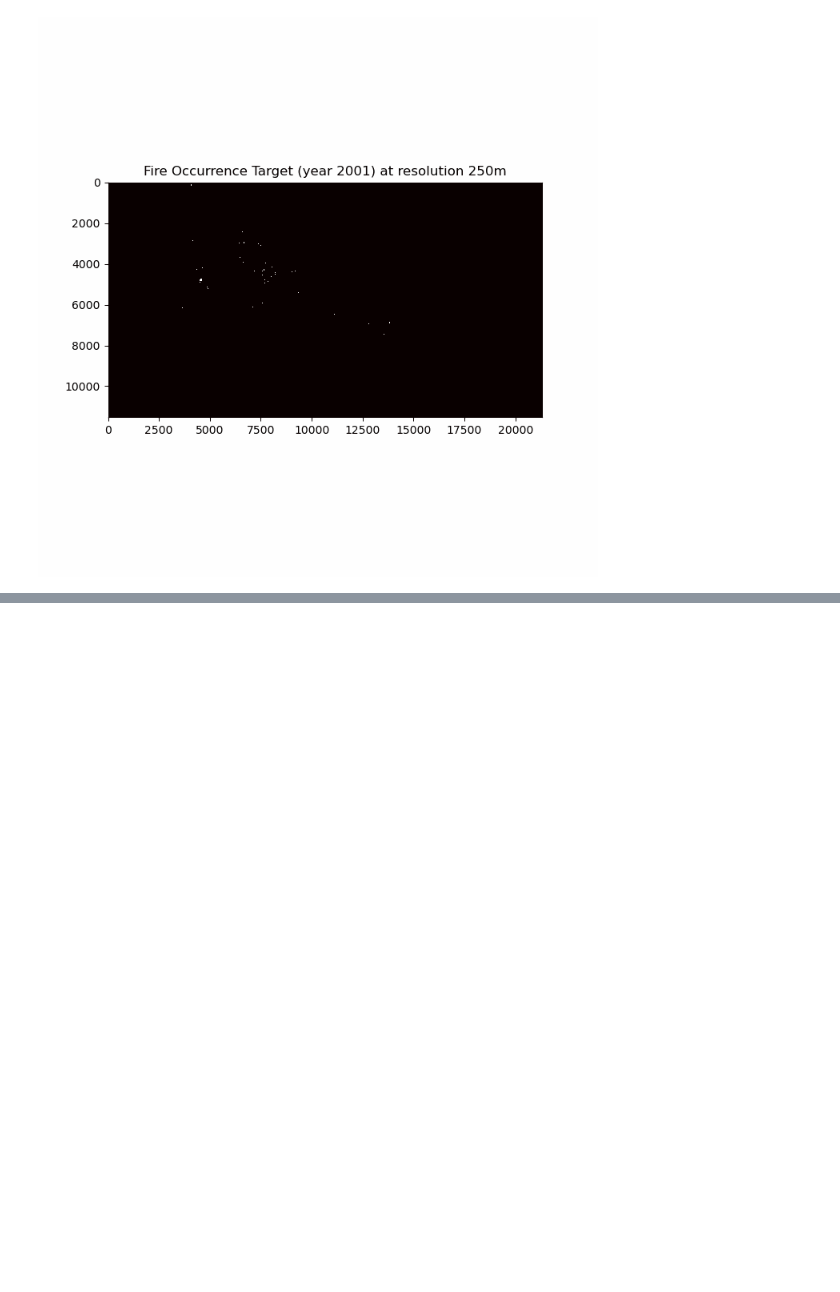
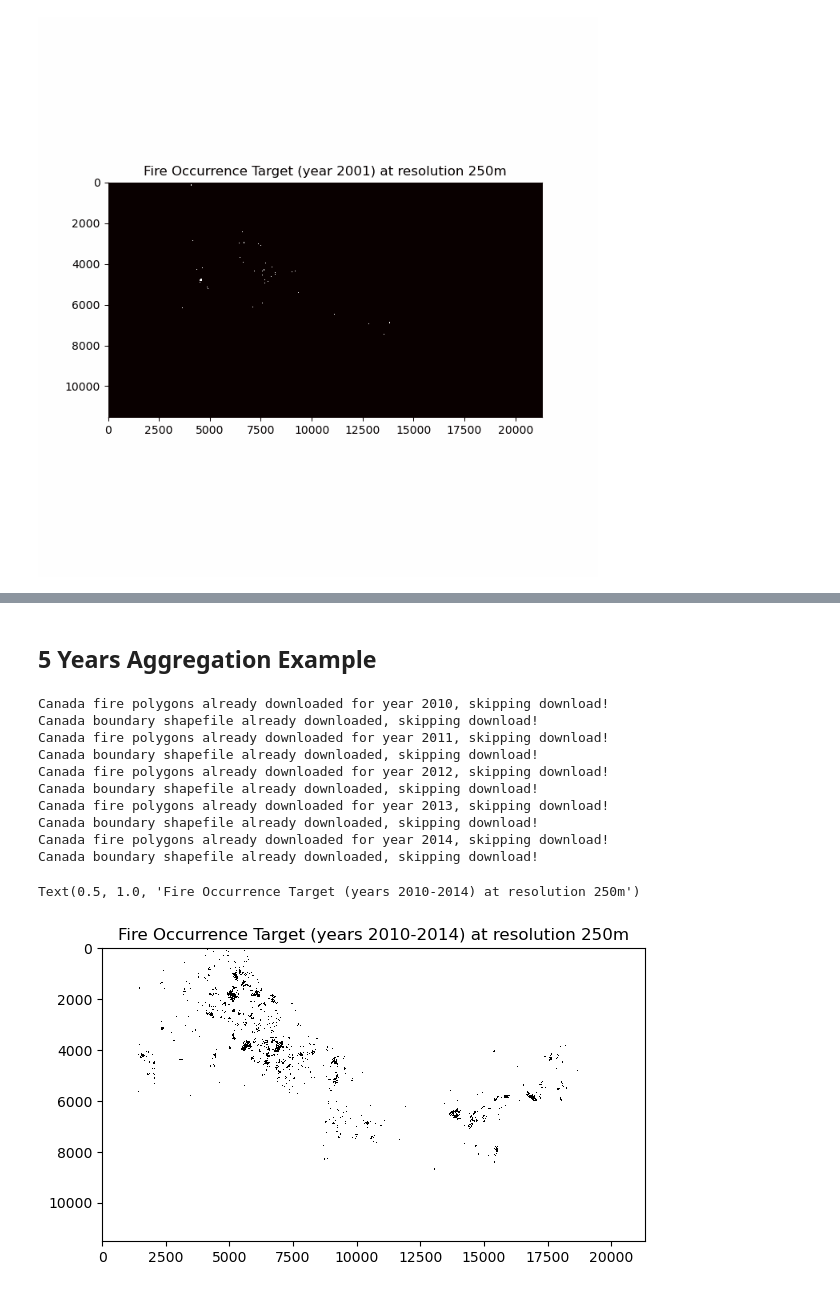
Before and after one commit to AlexandreBrown/WildfirePrediction, a Jupyter notebook: experiments/explore_target.ipynb, the cells around one changed output, grey strips where cells are left out. Saved outputs shown, nothing was run; the diff lists cells and outputs as text; code cells hidden in the pictures; blank space fills up the shorter version.

```diff
--- a/experiments/explore_target.ipynb
+++ b/experiments/explore_target.ipynb
@@ -127,0 +151,24 @@ Canada boundary shapefile already downloaded, skipping download!
+# %% [markdown]
+## 5 Years Aggregation Example
+# %%
+fire_occurrence_target_file_paths = fire_occurrence_target.generate_targets(range(2010, 2015))
+
+fig, ax = plt.subplots(figsize=(7, 7))
+fire_occurrence_target_ds_5_years = gdal.Open(str(fire_occurrence_target_file_paths[0].resolve()))
+fire_occurrence_target_band_5_years = fire_occurrence_target_ds_5_years.GetRasterBand(1)
+fire_occurrence_target_data_5_years = fire_occurrence_target_band_5_years.ReadAsArray()
+ax.imshow(fire_occurrence_target_data_5_years, cmap='binary', interpolation='nearest')
+ax.set_title("Fire Occurrence Target (years 2010-2014) at resolution 250m")
+# %% [output]
+Canada fire polygons already downloaded for year 2010, skipping download!
+Canada boundary shapefile already downloaded, skipping download!
+Canada fire polygons already downloaded for year 2011, skipping download!
+Canada boundary shapefile already downloaded, skipping download!
+Canada fire polygons already downloaded for year 2012, skipping download!
+Canada boundary shapefile already downloaded, skipping download!
+Canada fire polygons already downloaded for year 2013, skipping download!
+Canada boundary shapefile already downloaded, skipping download!
+Canada fire polygons already downloaded for year 2014, skipping download!
+Canada boundary shapefile already downloaded, skipping download!
+Text(0.5, 1.0, 'Fire Occurrence Target (years 2010-2014) at resolution 250m')
+[figure, added]
```
Also changed, not shown: parts of 5 cells of this notebook, 1 other file.
